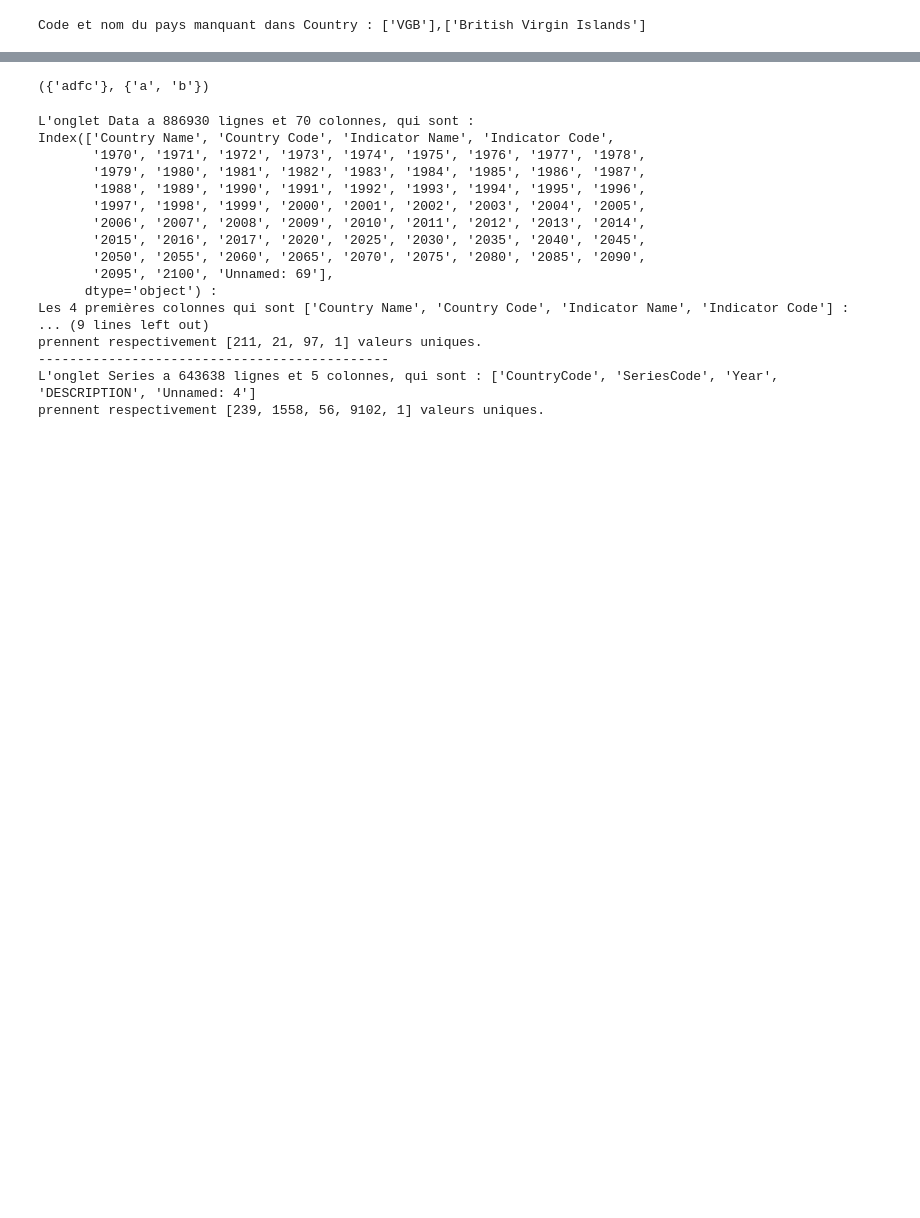
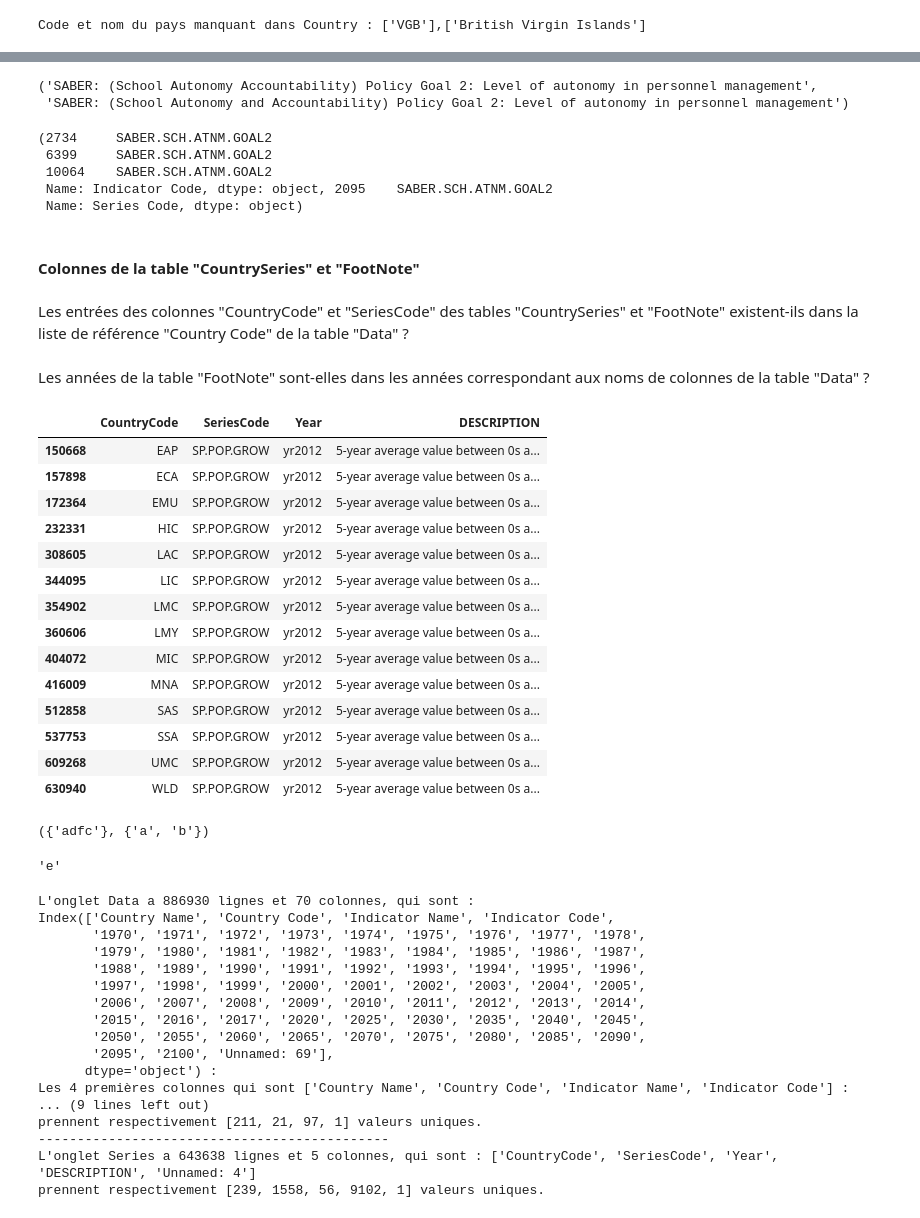
Before and after one commit to SmellyArmure/OC_DS_Project2, a Jupyter notebook: NOTEBOOK/P2-DataSystEd.ipynb, the cells around one changed output, grey strips where cells are left out. Drawn from its saved outputs; the diff is of its cells as text; code cells hidden in the pictures; blank space fills up the shorter version.

Commit message:
notebook : vérification de la bijection entre deux colonnes de la même table.

```diff
--- a/NOTEBOOK/P2-DataSystEd.ipynb
+++ b/NOTEBOOK/P2-DataSystEd.ipynb
@@ -159,3 +266,44 @@ tab = ['a', 'b', 'c', 'd', 'e']
+# %%
+list(indic[0])[7],list(indic[1])[8]
+# %% [output]
+('SABER: (School Autonomy Accountability) Policy Goal 2: Level of autonomy in personnel management',
+ 'SABER: (School Autonomy and Accountability) Policy Goal 2: Level of autonomy in personnel management')
+# %%
+a = data["Indicator Code"][data["Indicator Name"]=='SABER: (School Autonomy Accountability) Policy Goal 2: Level of autonomy in personnel management'].iloc[0:3]
+b = series["Series Code"][series["Indicator Name"]=='SABER: (School Autonomy and Accountability) Policy Goal 2: Level of autonomy in personnel management']
+a,b
+# %% [output]
+(2734     SABER.SCH.ATNM.GOAL2
+ 6399     SABER.SCH.ATNM.GOAL2
+ 10064    SABER.SCH.ATNM.GOAL2
+ Name: Indicator Code, dtype: object, 2095    SABER.SCH.ATNM.GOAL2
+ Name: Series Code, dtype: object)
+# %% [markdown]
+#### Colonnes de la table "CountrySeries" et "FootNote"
+# %% [markdown]
+Les entrées des colonnes "CountryCode" et "SeriesCode" des tables "CountrySeries" et "FootNote" existent-ils dans la liste de référence "Country Code" de la table "Data" ?
+# %% [markdown]
+Les années de la table "FootNote" sont-elles dans les années correspondant aux noms de colonnes de la table "Data" ?
+# %%
+# liste des années de la colonne "Year" de la table "FootNote"
+#set(footnote["Year"].unique())
+footnote[footnote["Year"]=='yr2012']
+# %% [output]
+|  | CountryCode | SeriesCode | Year | DESCRIPTION |
+| 150668 | EAP | SP.POP.GROW | yr2012 | 5-year average value between 0s a... |
+| 157898 | ECA | SP.POP.GROW | yr2012 | 5-year average value between 0s a... |
+| 172364 | EMU | SP.POP.GROW | yr2012 | 5-year average value between 0s a... |
+| 232331 | HIC | SP.POP.GROW | yr2012 | 5-year average value between 0s a... |
+| 308605 | LAC | SP.POP.GROW | yr2012 | 5-year average value between 0s a... |
+| 344095 | LIC | SP.POP.GROW | yr2012 | 5-year average value between 0s a... |
+| 354902 | LMC | SP.POP.GROW | yr2012 | 5-year average value between 0s a... |
+| 360606 | LMY | SP.POP.GROW | yr2012 | 5-year average value between 0s a... |
+| 404072 | MIC | SP.POP.GROW | yr2012 | 5-year average value between 0s a... |
+| 416009 | MNA | SP.POP.GROW | yr2012 | 5-year average value between 0s a... |
+| 512858 | SAS | SP.POP.GROW | yr2012 | 5-year average value between 0s a... |
+| 537753 | SSA | SP.POP.GROW | yr2012 | 5-year average value between 0s a... |
+| 609268 | UMC | SP.POP.GROW | yr2012 | 5-year average value between 0s a... |
+| 630940 | WLD | SP.POP.GROW | yr2012 | 5-year average value between 0s a... |
 # %%
 tab1 = list(['a', 'b', 'c', 'd', 'e'])
 tab2 = list(['adfc', 'c', 'd', 'e'])
@@ -181,6 +329,11 @@ infos_df = infos_df.append(pd.DataFrame([data[col].unique().size for col in data
                            .T.rename(index={0:'Nbe uniques'}))
 infos_df = infos_df.append(pd.DataFrame([data[col].size for col in data.columns],index=data.columns)\
                            .T.rename(index={0:'Nbe lignes'}))
+# %%
+tab = ['a', 'b', 'c', 'd', 'e']
+[tab[i+1] for i in range(5) if tab[i]=='d'][0]
+# %% [output]
+'e'
 # %%
 ############DATA
 # colonnes
```
Also changed, not shown: parts of 33 cells of this notebook.
